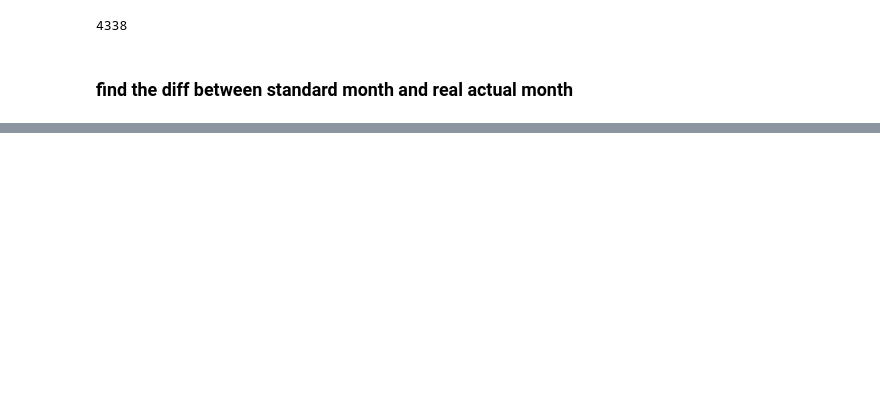
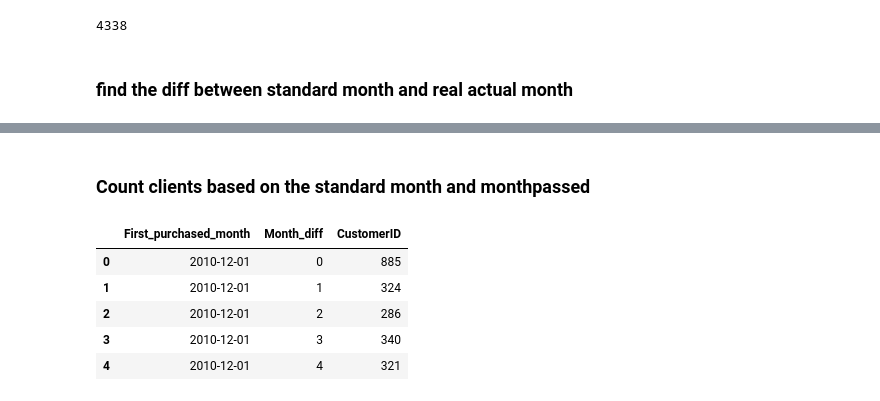
Before and after one commit to YoungJae-Hur/Data-science, a Jupyter notebook: project-shopping/3. selecting VIP clients (cohort analysis).ipynb, the cells around one changed output, grey strips where cells are left out. Cells and saved outputs as stored; diff of their text form; code cells hidden in the pictures; blank space fills up the shorter version.

```diff
--- a/project-shopping/3. selecting VIP clients (cohort analysis).ipynb
+++ b/project-shopping/3. selecting VIP clients (cohort analysis).ipynb
@@ -209,3 +209,19 @@ df.tail()
 | 541906 | 581587 | 23254 | CHILDRENS CUTLERY DOLLY GIRL | 4 | 2011-12-09 12:50:00 | 4.15 | 12680 | France | 16.60 | ... |
 | 541907 | 581587 | 23255 | CHILDRENS CUTLERY CIRCUS PARADE | 4 | 2011-12-09 12:50:00 | 4.15 | 12680 | France | 16.60 | ... |
 | 541908 | 581587 | 22138 | BAKING SET 9 PIECE RETROSPOT | 3 | 2011-12-09 12:50:00 | 4.95 | 12680 | France | 14.85 | ... |
+# %% [markdown]
+### Count clients based on the standard month and monthpassed
+# %%
+def get_unique_ID(x):
+    return len(np.unique(x))
+
+cohort_group = df.groupby(['First_purchased_month', 'Month_diff'])
+cohort_df = cohort_group['CustomerID'].apply(get_unique_ID).reset_index()
+cohort_df.head()
+# %% [output]
+|  | First_purchased_month | Month_diff | CustomerID |
+| 0 | 2010-12-01 | 0 | 885 |
+| 1 | 2010-12-01 | 1 | 324 |
+| 2 | 2010-12-01 | 2 | 286 |
+| 3 | 2010-12-01 | 3 | 340 |
+| 4 | 2010-12-01 | 4 | 321 |
```
Also changed, not shown: parts of 4 cells of this notebook.
